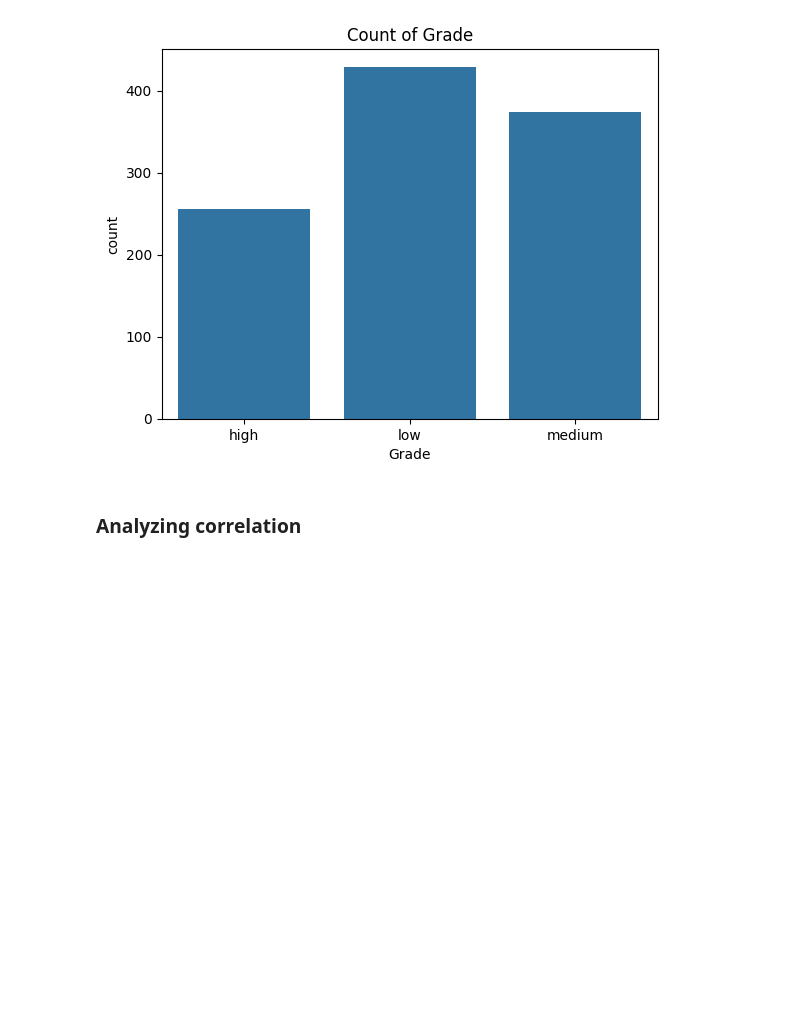
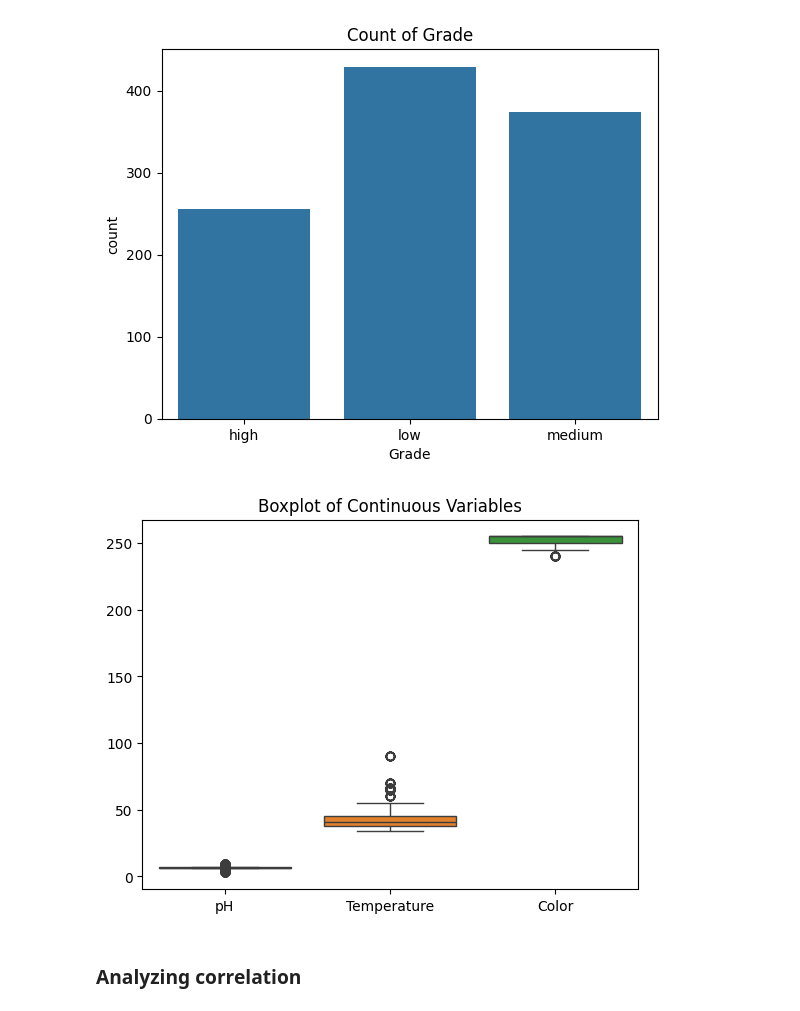
Before and after one commit to francofbv/Milk-Project, a Jupyter notebook: project_A.ipynb, the cells around one changed output. Saved outputs shown, nothing was run; the diff lists cells and outputs as text; code cells hidden in the pictures; blank space fills up the shorter version.

```diff
--- a/project_A.ipynb
+++ b/project_A.ipynb
@@ -103,6 +116,12 @@ plt.title('Count of Grade')
 plt.show()
 # %% [output]
 [figure]
+# %%
+sns.boxplot(data=df[['pH', 'Temperature', 'Color']])
+plt.title('Boxplot of Continuous Variables')
+plt.show()
+# %% [output]
+[figure, added]
 # %% [markdown]
 ### Analyzing correlation
 # %%
```
Also changed, not shown: parts of 8 cells of this notebook, 1 other file.
